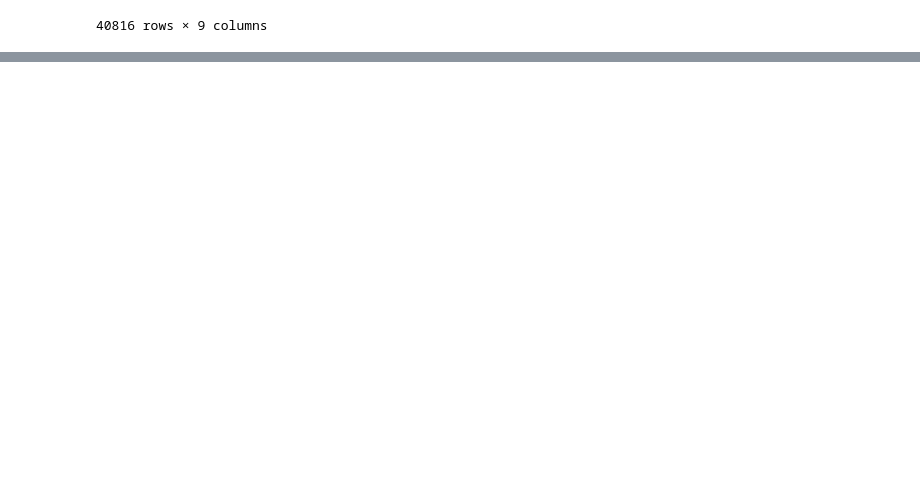
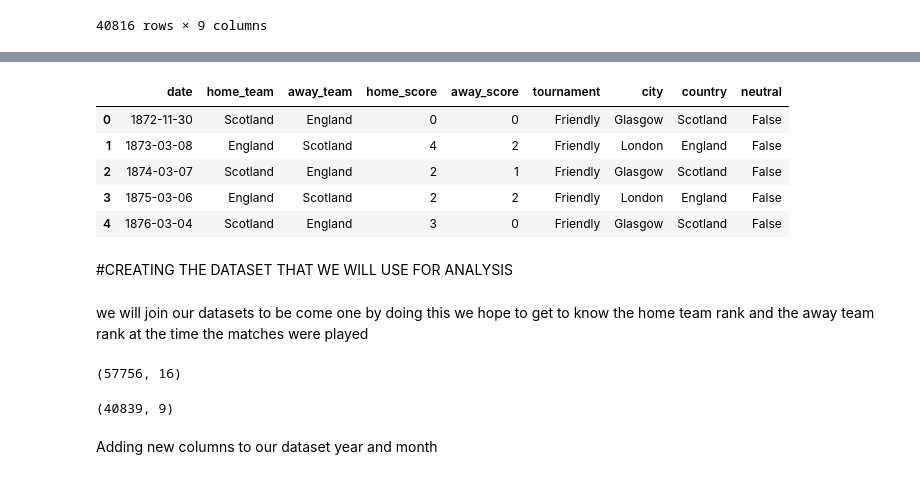
Before and after one commit to UnplugCharger/Week-6-IP, a Jupyter notebook: Week6_Ip_FINAL.ipynb, the cells around one changed output, grey strips where cells are left out. Drawn from its saved outputs; the diff is of its cells as text; code cells hidden in the pictures; blank space fills up the shorter version.

```diff
--- a/Week6_Ip_FINAL.ipynb
+++ b/Week6_Ip_FINAL.ipynb
@@ -151,0 +162,24 @@ results[results.away_score<15]
+# %%
+results.head()
+# %% [output]
+|  | date | home_team | away_team | home_score | away_score | tournament | city | country | neutral |
+| 0 | 1872-11-30 | Scotland | England | 0 | 0 | Friendly | Glasgow | Scotland | False |
+| 1 | 1873-03-08 | England | Scotland | 4 | 2 | Friendly | London | England | False |
+| 2 | 1874-03-07 | Scotland | England | 2 | 1 | Friendly | Glasgow | Scotland | False |
+| 3 | 1875-03-06 | England | Scotland | 2 | 2 | Friendly | London | England | False |
+| 4 | 1876-03-04 | Scotland | England | 3 | 0 | Friendly | Glasgow | Scotland | False |
+# %% [markdown]
+#CREATING THE DATASET THAT WE WILL USE FOR ANALYSIS
+# %% [markdown]
+we will join our datasets to be come one
+by doing this we hope to get to know the home team rank and the away team rank at the time the matches were played
+# %%
+fifa.shape
+# %% [output]
+(57756, 16)
+# %%
+results.shape
+# %% [output]
+(40839, 9)
+# %% [markdown]
+Adding new columns to our dataset year and month
```
Also changed, not shown: parts of 78 cells of this notebook.
